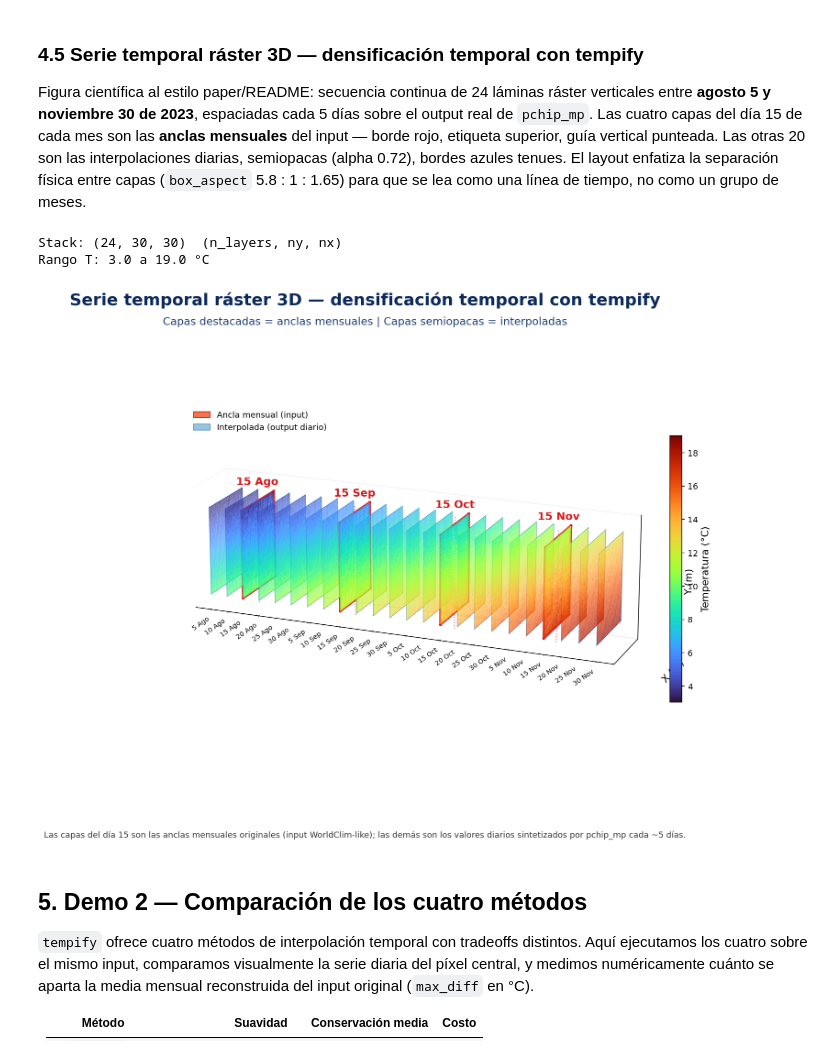
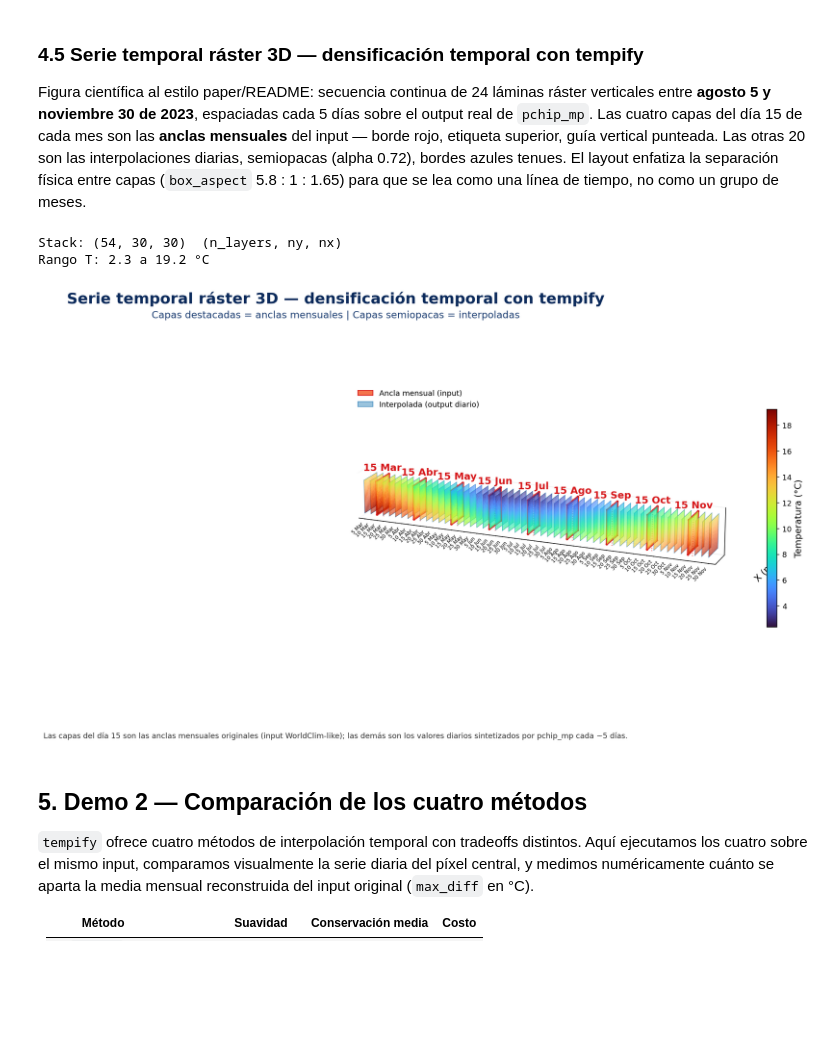
Before and after one commit to djwillichile/tempify, a Jupyter notebook: docs/tutorials/01-getting-started.ipynb, the cells around one changed output. Cells and saved outputs as stored; diff of their text form; code cells hidden in the pictures; blank space fills up the shorter version.

```diff
--- a/docs/tutorials/01-getting-started.ipynb
+++ b/docs/tutorials/01-getting-started.ipynb
@@ -375,14 +375,14 @@ from mpl_toolkits.mplot3d import Axes3D  # noqa: F401  registers the 3d projecti
 def _plot_temporal_raster_stack(
     stack_arr, dates_pd, anchor_dates_pd,
     cmap_name="turbo",
-    time_spacing=2.5,
+    time_spacing=1.6,
     alpha_interp=0.72,
     alpha_anchor=0.98,
     figsize=(18, 10),
     dpi=130,
 ):
     # 3D raster timeline matching the user's mockup.
-    month_labels = {8: "Ago", 9: "Sep", 10: "Oct", 11: "Nov"}
+    month_labels = {3: "Mar", 4: "Abr", 5: "May", 6: "Jun", 7: "Jul", 8: "Ago", 9: "Sep", 10: "Oct", 11: "Nov"}
     n_layers, ny_loc, nx_loc = stack_arr.shape
 
     y = np.linspace(0, 1, ny_loc)
@@ -451,7 +451,7 @@ def _plot_temporal_raster_stack(
 
     tick_labels = [f"{d.day} {month_labels[d.month]}" for d in dates_pd]
     ax.set_xticks(x_positions)
-    ax.set_xticklabels(tick_labels, rotation=35, ha="right", fontsize=8)
+    ax.set_xticklabels(tick_labels, rotation=45, ha="right", fontsize=6.5)
     ax.set_yticks([])
     ax.set_zticks([])
 
@@ -464,7 +464,7 @@ def _plot_temporal_raster_stack(
              ha="center", fontsize=13, color="#1d3f73")
 
     ax.view_init(elev=18, azim=-68)
-    ax.set_box_aspect((5.8, 1.0, 1.65))
+    ax.set_box_aspect((13.0, 1.0, 1.65))
 
     mappable = cm.ScalarMappable(norm=norm, cmap=cmap)
     mappable.set_array(stack_arr)
@@ -486,38 +486,44 @@ def _plot_temporal_raster_stack(
              ha="center", fontsize=10, color="#333333")
 
     plt.tight_layout(rect=[0, 0.06, 1, 0.91])
     plt.show()
 
 
 # === Dates: Ago-Nov 2023, cada ~5 dias ===
 _date_strings = [
+    "2023-03-05", "2023-03-10", "2023-03-15", "2023-03-20", "2023-03-25", "2023-03-30",
+    "2023-04-05", "2023-04-10", "2023-04-15", "2023-04-20", "2023-04-25", "2023-04-30",
+    "2023-05-05", "2023-05-10", "2023-05-15", "2023-05-20", "2023-05-25", "2023-05-30",
+    "2023-06-05", "2023-06-10", "2023-06-15", "2023-06-20", "2023-06-25", "2023-06-30",
+    "2023-07-05", "2023-07-10", "2023-07-15", "2023-07-20", "2023-07-25", "2023-07-30",
     "2023-08-05", "2023-08-10", "2023-08-15", "2023-08-20", "2023-08-25", "2023-08-30",
     "2023-09-05", "2023-09-10", "2023-09-15", "2023-09-20", "2023-09-25", "2023-09-30",
     "2023-10-05", "2023-10-10", "2023-10-15", "2023-10-20", "2023-10-25", "2023-10-30",
     "2023-11-05", "2023-11-10", "2023-11-15", "2023-11-20", "2023-11-25", "2023-11-30",
 ]
 _dates_pd = pd.to_datetime(_date_strings)
-_anchor_dates_pd = pd.to_datetime(["2023-08-15", "2023-09-15", "2023-10-15", "2023-11-15"])
+_anchor_dates_pd = pd.to_datetime(["2023-03-15", "2023-04-15", "2023-05-15", "2023-06-15", "2023-07-15", "2023-08-15", "2023-09-15", "2023-10-15", "2023-11-15"])
 
 # === Stack real desde el output de pchip_mp ===
 # daily_out tiene dims (y, x, time); para cada fecha tomamos el raster correspondiente.
 _doys = [d.dayofyear for d in _dates_pd]
 _stack = np.array([daily_out.isel(time=doy - 1).values for doy in _doys])
 print(f"Stack: {_stack.shape}  (n_layers, ny, nx)")
 print(f"Rango T: {_stack.min():.1f} a {_stack.max():.1f} °C")
 
 _plot_temporal_raster_stack(
     stack_arr=_stack,
     dates_pd=_dates_pd,
     anchor_dates_pd=_anchor_dates_pd,
-    time_spacing=2.5,
+    time_spacing=1.6,
     alpha_interp=0.72,
     alpha_anchor=0.98,
+    figsize=(28, 9),
 )
 # %% [output]
-Stack: (24, 30, 30)  (n_layers, ny, nx)
-Rango T: 3.0 a 19.0 °C
+Stack: (54, 30, 30)  (n_layers, ny, nx)
+Rango T: 2.3 a 19.2 °C
-[figure, old version]
+[figure, new version]
 # %% [markdown]
 ## 5. Demo 2 — Comparación de los cuatro métodos
 
```
Also changed, not shown: parts of 1 cell of this notebook.
